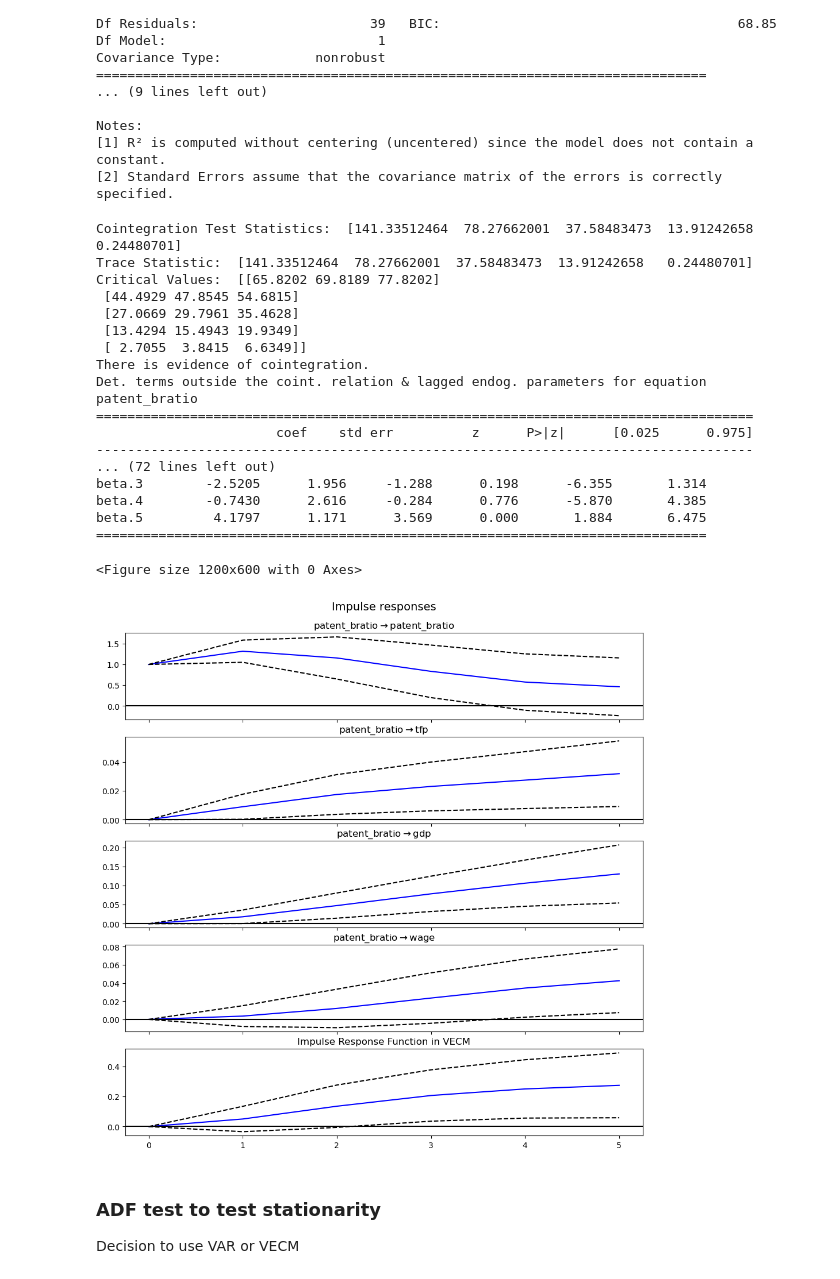
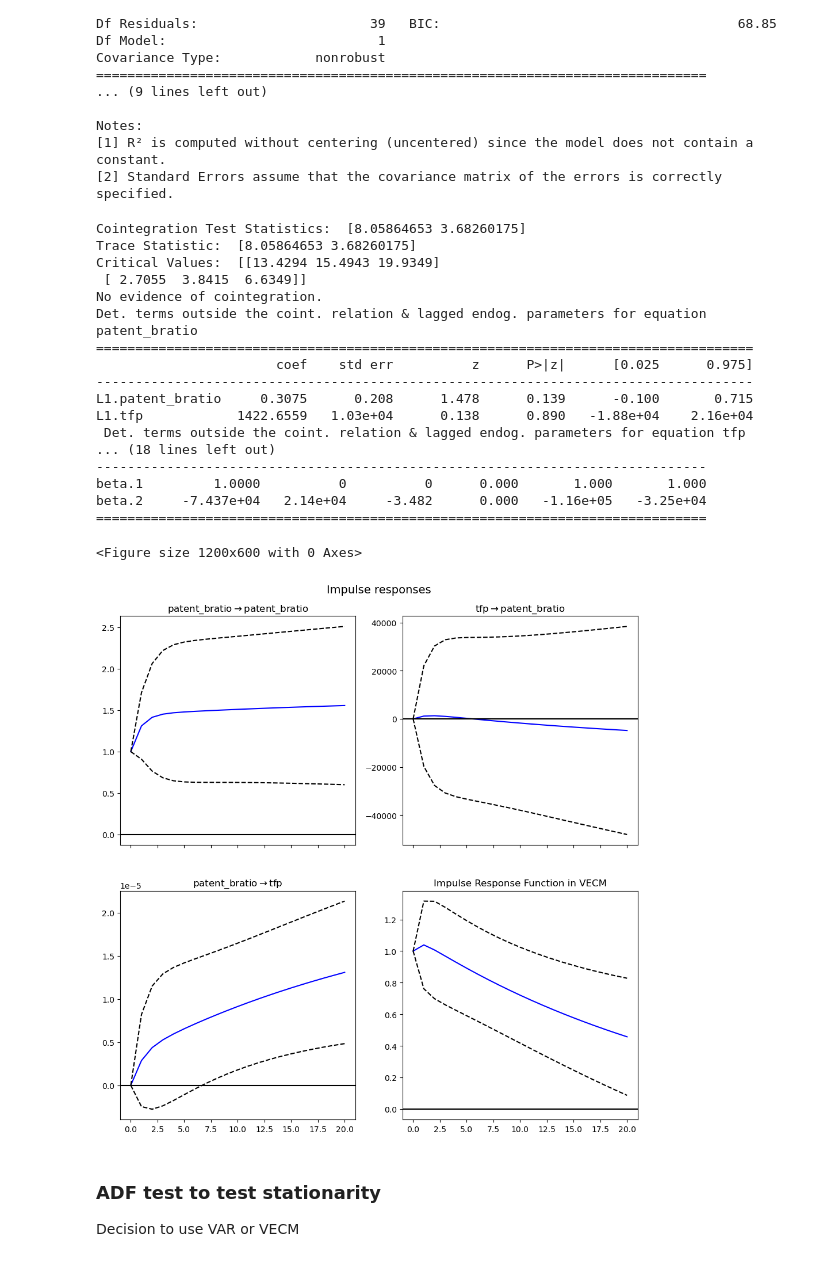
Before and after one commit to yueyun-zhang/InnovationEconomics-Exploration, a Jupyter notebook: Basic Research/Basic Research - VAR.ipynb, the cells around one changed output. Saved outputs shown, nothing was run; the diff lists cells and outputs as text; code cells hidden in the pictures.

```diff
--- a/Basic Research/Basic Research - VAR.ipynb
+++ b/Basic Research/Basic Research - VAR.ipynb
@@ -52,7 +52,7 @@ patent_df = patent_df[['Year', 'patent_bratio']]
 # %% [markdown]
 ### 1.3 BRatio Description
 # %%
-B_df = pd.merge(patent_df, RD_BRatio, on='Year', how='outer')
+B_df = pd.merge(b_patent, RD_BRatio, on='Year', how='outer')
 # %%
 B_df
 # %% [output]
@@ -111,7 +111,7 @@ def transform(data):
 # %%
 data = {'year':transform(tfp)['year'],
         'RD_bratio': B_df['log_BRatio'],
-        'patent_bratio': B_df['patent_bratio'],
+        'patent_bratio': B_df['Name'],
         'tfp': transform(tfp)['value'],
         'gdp': transform(gdp)['value'],
         'investment' : transform(investment)['value'],
@@ -430,53 +430,53 @@ import statsmodels.api as sm
 import matplotlib.pyplot as plt
 
 # Johansen Cointegration Test
-df = data[['patent_bratio', 'tfp', 'gdp', 'wage', 'investment']]
+df = data[['patent_bratio','tfp']]
 
 coint_test = statsmodels.tsa.vector_ar.vecm.coint_johansen(df, det_order=0, k_ar_diff=3)
 coint_rank = coint_test.lr1  # Test statistic for the rank of cointegration space
 print("Cointegration Test Statistics: ", coint_rank)
 print("Trace Statistic: ", coint_test.lr1)
 print("Critical Values: ", coint_test.cvt)
 
 # Check if there is cointegration
 if (coint_test.lr1 > coint_test.cvt[0, 1]).any():
     print("There is evidence of cointegration.")
 else:
     print("No evidence of cointegration.")
 
 # Fit VECM based on the cointegration rank
 vecm_model = sm.tsa.VECM(df, coint_rank=1, k_ar_diff=1)  # Adjust coint_rank as necessary
 vecm_result = vecm_model.fit()
 
 # Summary of VECM results
 print(vecm_result.summary())
 
 # Impulse Response Functions
-irf = vecm_result.irf(5)  # 10 periods ahead
+irf = vecm_result.irf(20)  # 10 periods ahead
 plt.figure(figsize=(12, 6))
-irf.plot(impulse='patent_bratio')
+irf.plot()
 plt.title('Impulse Response Function in VECM')
 plt.show()
 # %% [output]
-Cointegration Test Statistics:  [141.33512464  78.27662001  37.58483473  13.91242658   0.24480701]
-Trace Statistic:  [141.33512464  78.27662001  37.58483473  13.91242658   0.24480701]
-Critical Values:  [[65.8202 69.8189 77.8202]
- [44.4929 47.8545 54.6815]
- [27.0669 29.7961 35.4628]
- [13.4294 15.4943 19.9349]
+Cointegration Test Statistics:  [8.05864653 3.68260175]
+Trace Statistic:  [8.05864653 3.68260175]
+Critical Values:  [[13.4294 15.4943 19.9349]
  [ 2.7055  3.8415  6.6349]]
-There is evidence of cointegration.
+No evidence of cointegration.
 Det. terms outside the coint. relation & lagged endog. parameters for equation patent_bratio
 ====================================================================================
                        coef    std err          z      P>|z|      [0.025      0.975]
 ------------------------------------------------------------------------------------
-... (72 lines left out)
-beta.3        -2.5205      1.956     -1.288      0.198      -6.355       1.314
-beta.4        -0.7430      2.616     -0.284      0.776      -5.870       4.385
-beta.5         4.1797      1.171      3.569      0.000       1.884       6.475
+L1.patent_bratio     0.3075      0.208      1.478      0.139      -0.100       0.715
+L1.tfp            1422.6559   1.03e+04      0.138      0.890   -1.88e+04    2.16e+04
+ Det. terms outside the coint. relation & lagged endog. parameters for equation tfp
+... (18 lines left out)
+------------------------------------------------------------------------------
+beta.1         1.0000          0          0      0.000       1.000       1.000
+beta.2     -7.437e+04   2.14e+04     -3.482      0.000   -1.16e+05   -3.25e+04
 ==============================================================================
 <Figure size 1200x600 with 0 Axes>
-[figure, old version]
+[figure, new version]
 # %% [markdown]
 ### ADF test to test stationarity
 Decision to use VAR or VECM
```
Also changed, not shown: parts of 6 cells of this notebook.
